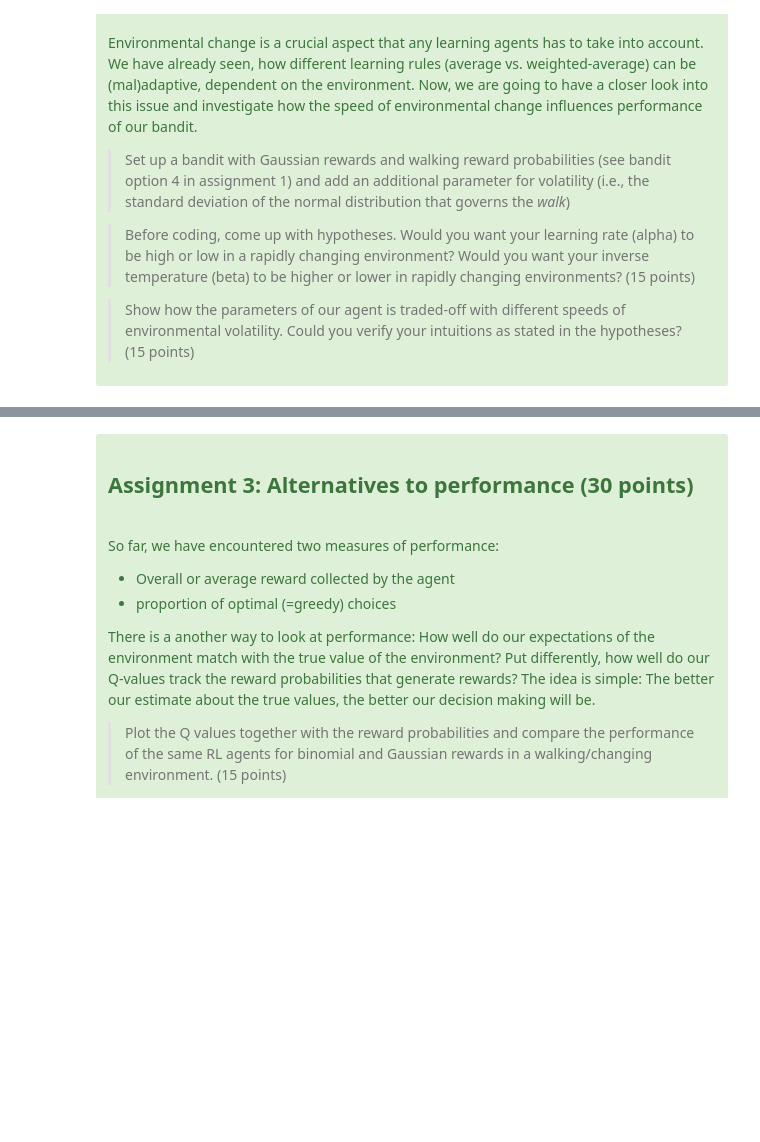
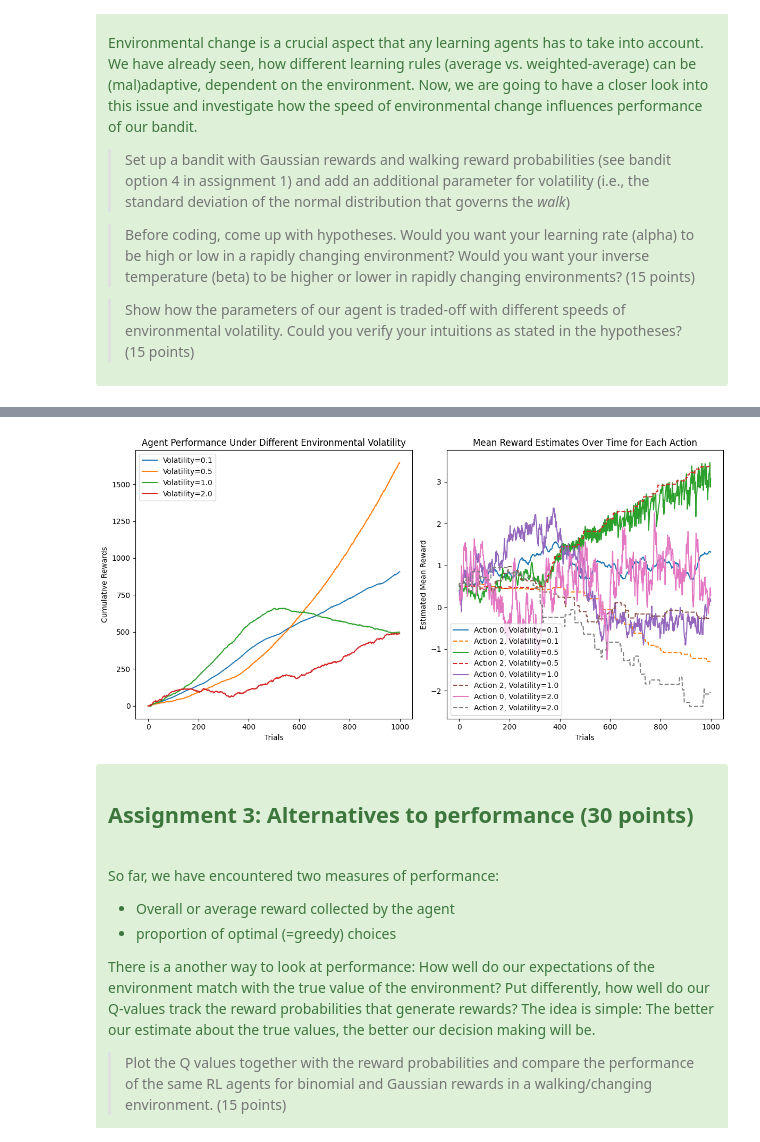
Before and after one commit to ValeriaRezan/CM_WG1, a Jupyter notebook: CogMod24_bandit_solution.ipynb, the cells around one changed output, grey strips where cells are left out. Drawn from its saved outputs; the diff is of its cells as text; code cells hidden in the pictures; blank space fills up the shorter version.

```diff
--- a/CogMod24_bandit_solution.ipynb
+++ b/CogMod24_bandit_solution.ipynb
@@ -273,0 +287,12 @@ Environmental change is a crucial aspect that any learning agents has to take in
+# %%
+n_trials = 100  # Number of trials
+mean_reward = 0  # Starting mean reward
+noise = 0.1  # How much the mean changes from trial to trial
+volatility = 1.0  # Standard deviation for the reward distribution
+
+# Generate rewards
+reward_samples, noisy_means = gaussian_walking_with_volatility(n_trials, mean_reward, noise, volatility)
+
+# Example: print the first 10 reward samples and means
+print("First 10 rewards:", reward_samples[:10])
+print("First 10 noisy means:", noisy_means[:10])
@@ -274,3 +303,83 @@ Environmental change is a crucial aspect that any learning agents has to take in
+# %%
+def simulate_agent_performance(n_trials, learning_rate, epsilon, noise, volatilities):
+    performance_results = {}
+
+    for volatility in volatilities:
+        cumulative_rewards = []
+        mean_estimates = np.ones(2) * 0.5  # Mean estimates for two actions (0 and 2)
+        rewards_action_0, _ = gaussian_walking_with_volatility(n_trials, mean_reward=0.5, noise=noise, volatility=volatility)
+        rewards_action_2, _ = gaussian_walking_with_volatility(n_trials, mean_reward=0.5, noise=noise, volatility=volatility)
+
+        total_reward = 0
+        mean_estimates_over_time = {0: [], 2: []}  # Track the mean estimates over time
+        for t in range(n_trials):
+            if np.random.random() < epsilon:  # Exploration
+                action = np.random.choice([0, 2])  # Randomly choose between action 0 and 2
+            else:
+                action = np.argmax(mean_estimates)  # Exploit the action with the highest mean estimate
+
+            # Choose reward based on action
+            if action == 0:
+                reward = rewards_action_0[t]
+            else:
+                reward = rewards_action_2[t]
+
+            total_reward += reward
+            cumulative_rewards.append(total_reward)
+
+            # Update the estimated mean reward for the chosen action using the learning rate
+            mean_estimates[action // 2] = mean_estimates[action // 2] + learning_rate * (reward - mean_estimates[action // 2])
+
+            # Track mean estimates for both actions over time
+            mean_estimates_over_time[0].append(mean_estimates[0])
+            mean_estimates_over_time[2].append(mean_estimates[1])
+
+        # Store the results for each volatility level
+        performance_results[volatility] = {
+            'cumulative_rewards': cumulative_rewards,
+            'mean_estimates_over_time': mean_estimates_over_time  # Track the mean estimates for each action over time
+        }
+
+    return performance_results
+
+# Plot cumulative rewards and mean estimates over time (line plot)
+def plot_performance(performance_results, n_trials):
+    plt.figure(figsize=(12, 6))
+
+    # Plot cumulative rewards
+    plt.subplot(1, 2, 1)
+    for volatility, results in performance_results.items():
+        plt.plot(range(n_trials), results['cumulative_rewards'], label=f'Volatility={volatility}')
+    plt.xlabel('Trials')
+    plt.ylabel('Cumulative Rewards')
+    plt.title('Agent Performance Under Different Environmental Volatility')
+    plt.legend()
+
+    # Plot mean reward estimates over time (line plot for each action)
+    plt.subplot(1, 2, 2)
+    for volatility, results in performance_results.items():
+        plt.plot(range(n_trials), results['mean_estimates_over_time'][0], label=f'Action 0, Volatility={volatility}')
+        plt.plot(range(n_trials), results['mean_estimates_over_time'][2], label=f'Action 2, Volatility={volatility}', linestyle='--')
+    plt.xlabel('Trials')
+    plt.ylabel('Estimated Mean Reward')
+    plt.title('Mean Reward Estimates Over Time for Each Action')
+    plt.legend()
+
+    plt.tight_layout()
+    plt.show()
+
+# Parameters
+n_trials = 1000
+learning_rate = 0.1
+epsilon = 0.1
+noise = 0.05
+volatilities = [0.1, 0.5, 1.0, 2.0]  # Low, medium, and high volatility
+
+# Run simulation and plot performance
+performance_results = simulate_agent_performance(n_trials, learning_rate, epsilon, noise, volatilities)
+plot_performance(performance_results, n_trials)
+# %% [output]
+[figure, added]
 # %% [markdown]
 <div class="alert alert-success" role="alert">
 <h2> Assignment 3: Alternatives to performance (30 points) </h2><br>
```
Also changed, not shown: parts of 3 cells of this notebook.
